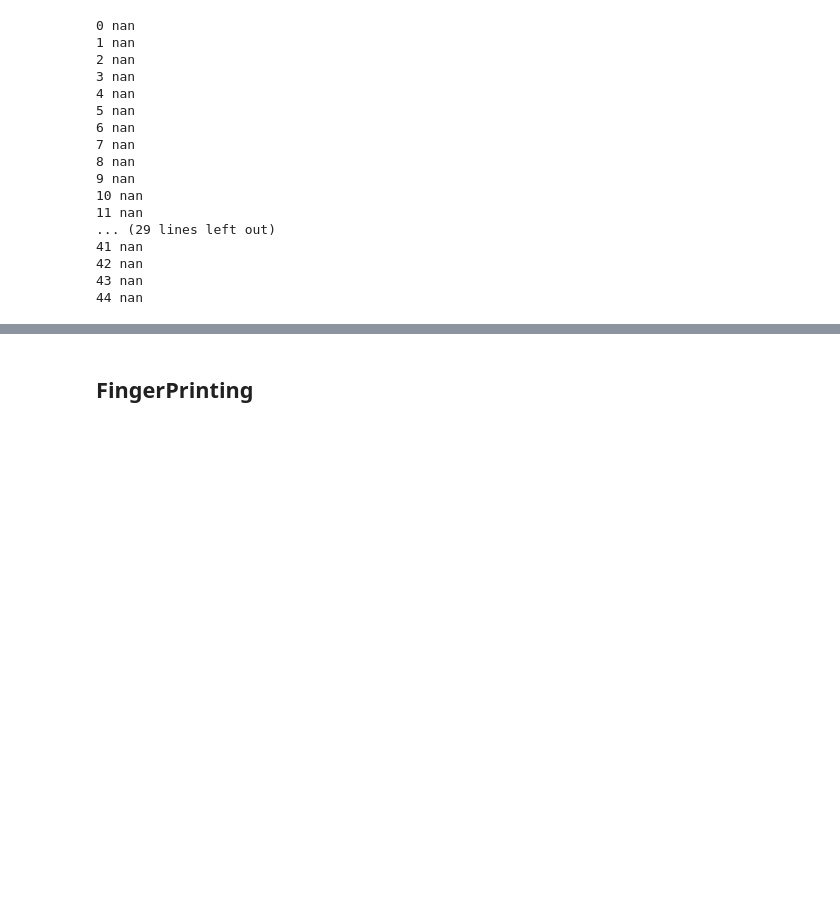
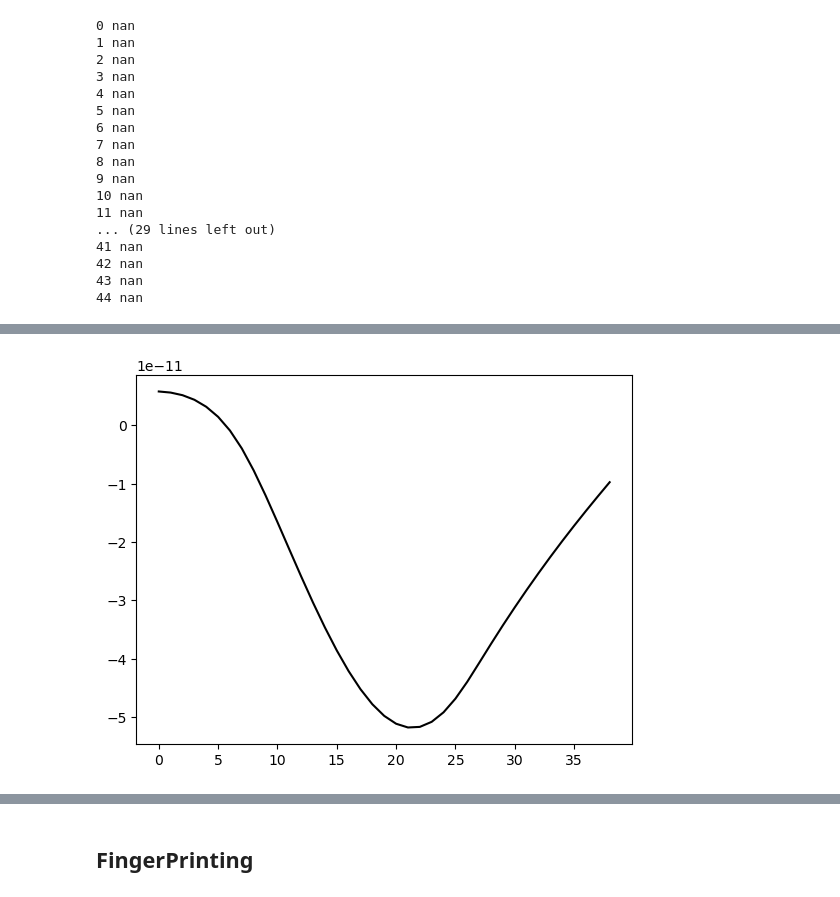
Before and after one commit to danchendrickson/3D_EFIT, a Jupyter notebook: MakeFingerPrintsFromPickles.ipynb, the cells around one changed output, grey strips where cells are left out. Saved outputs shown, nothing was run; the diff lists cells and outputs as text; code cells hidden in the pictures; blank space fills up the shorter version.

```diff
--- a/MakeFingerPrintsFromPickles.ipynb
+++ b/MakeFingerPrintsFromPickles.ipynb
@@ -201,2 +243,8 @@ CE=26
+# %%
+fig = plt.figure()
+plt.plot(Data[22,2:41,t])
+plt.show()
+# %% [output]
+[figure, added]
 # %%
 fig = plt.figure(figsize=(6,4),dpi=600)
```
Also changed, not shown: parts of 45 cells of this notebook, 12 other files.
